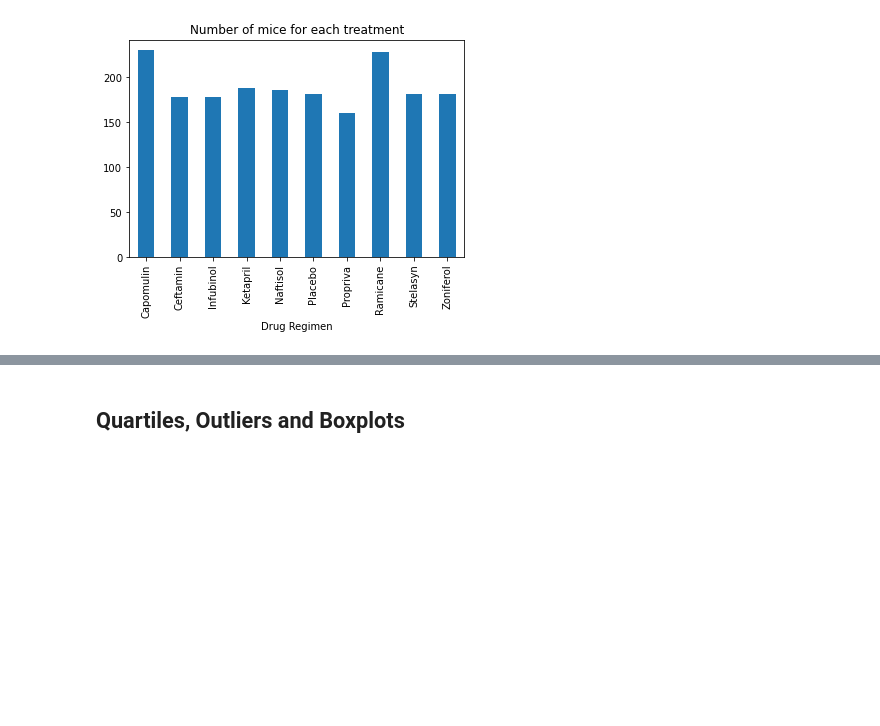
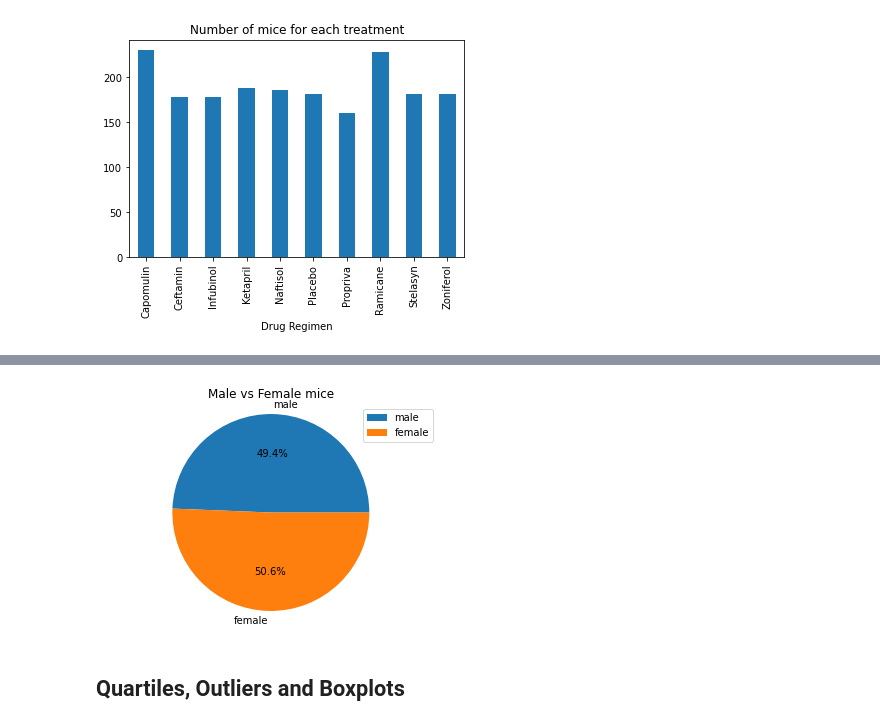
Before and after one commit to JonZagorski/MatplotLib, a Jupyter notebook: Instructions/Pymaceuticals/pymaceuticals_starter.ipynb, the cells around one changed output, grey strips where cells are left out. Saved outputs shown, nothing was run; the diff lists cells and outputs as text; code cells hidden in the pictures; blank space fills up the shorter version.

```diff
--- a/Instructions/Pymaceuticals/pymaceuticals_starter.ipynb
+++ b/Instructions/Pymaceuticals/pymaceuticals_starter.ipynb
@@ -143,5 +150,16 @@ plt.show()
 # %%
 # Generate a pie plot showing the distribution of female versus male mice using pyplot
+
+sizes = gender_count
+
+fig1, ax1 = plt.subplots()
+plt.title("Male vs Female mice")
+ax1.pie(sizes, labels=labels, autopct='%1.1f%%')
+ax1.axis('equal')
+plt.legend()
+plt.show()
+# %% [output]
+[figure, added]
 # %% [markdown]
 ## Quartiles, Outliers and Boxplots
 # %%
```
Also changed, not shown: parts of 4 cells of this notebook.
